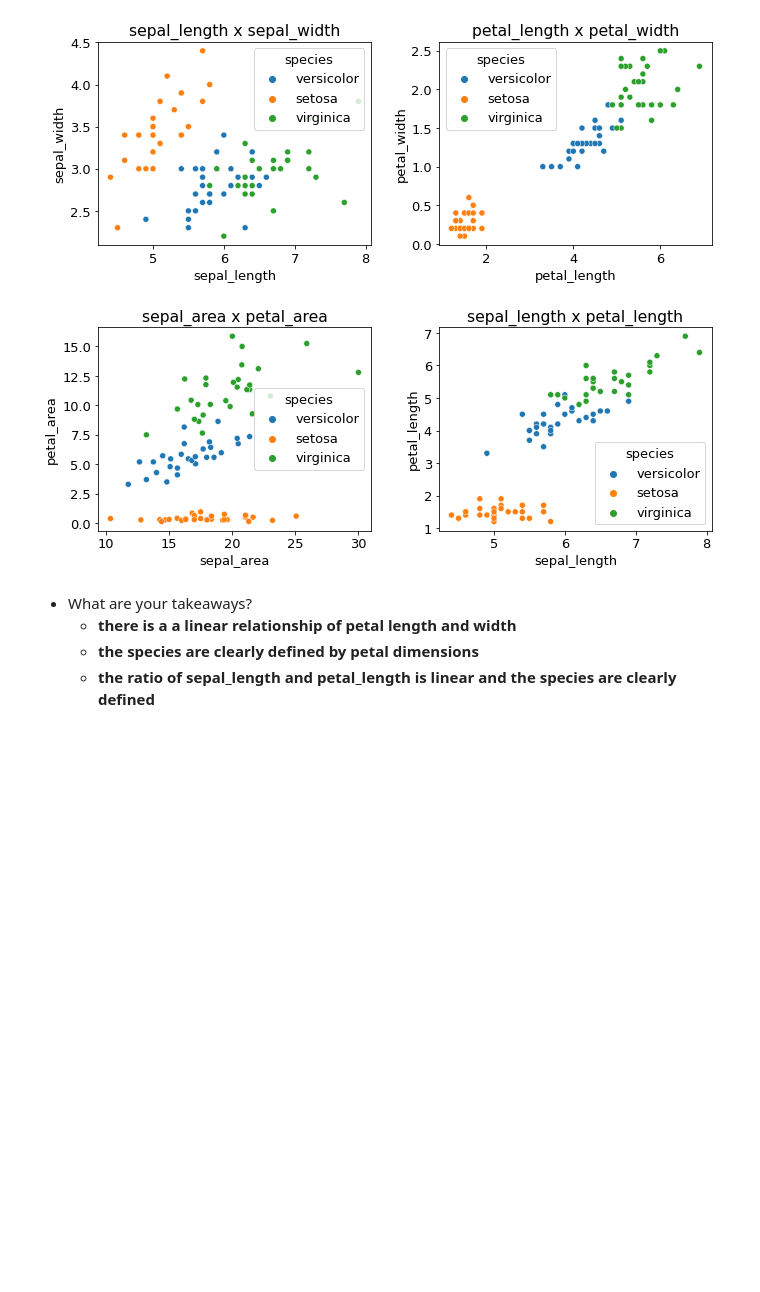
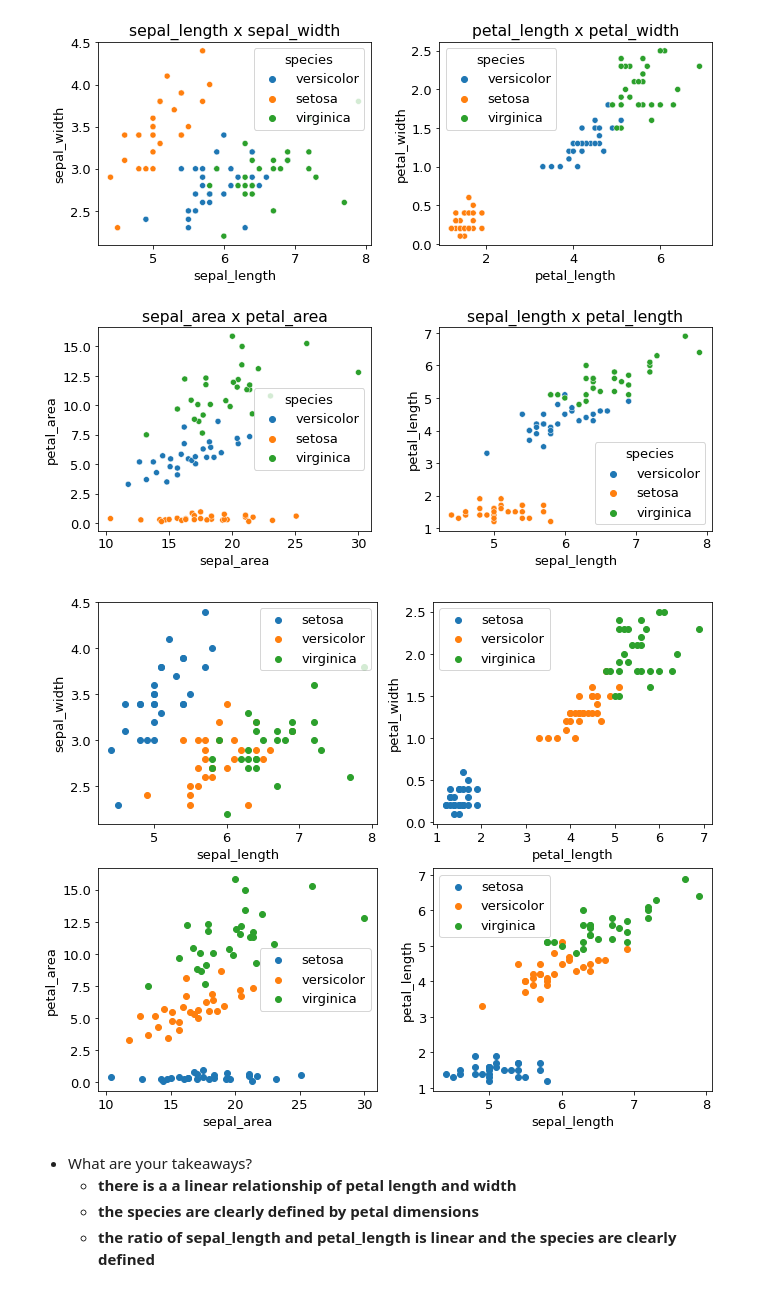
Before and after one commit to mdalton87/classification-exercises, a Jupyter notebook: classification_exercises.ipynb, the cells around one changed output. Cells and saved outputs as stored; diff of their text form; code cells hidden in the pictures; blank space fills up the shorter version.

```diff
--- a/classification_exercises.ipynb
+++ b/classification_exercises.ipynb
@@ -269,5 +271,5 @@ sns.swarmplot(data=train_melt, x='variable',y='measure',hue='species')
 # %% [markdown]
 3. Create 4 subplots (2 rows x 2 columns) of scatterplots.
 # %%
-train_with_areas = train.assign(sepal_area = (train.sepal_length * train.sepal_width), petal_area = (train.petal_length * train.petal_width))
+train = train.assign(sepal_area = (train.sepal_length * train.sepal_width), petal_area = (train.petal_length * train.petal_width))
 # %%
@@ -306,6 +308,25 @@ plt.subplots_adjust(wspace=.25, hspace=.4)
 plt.show()
 # %% [output]
 [figure]
+# %%
+def scatter_by_species(x, y):
+    for species, subset in train.groupby('species'):
+    #    print(subset[['sepal_length','sepal_width','species']])
+        plt.scatter(subset[x], subset[y], label=species)
+        plt.xlabel(x)
+        plt.ylabel(y)
+        plt.legend()
+# %%
+plt.subplot(221)
+scatter_by_species('sepal_length','sepal_width')
+plt.subplot(222)
+scatter_by_species('petal_length','petal_width')
+plt.subplot(223)
+scatter_by_species('sepal_area','petal_area')
+plt.subplot(224)
+scatter_by_species('sepal_length','petal_length')
+# %% [output]
+[figure, added]
 # %% [markdown]
 - What are your takeaways?
     - **there is a a linear relationship of petal length and width**
```
Also changed, not shown: parts of 24 cells of this notebook, 2 other files.
